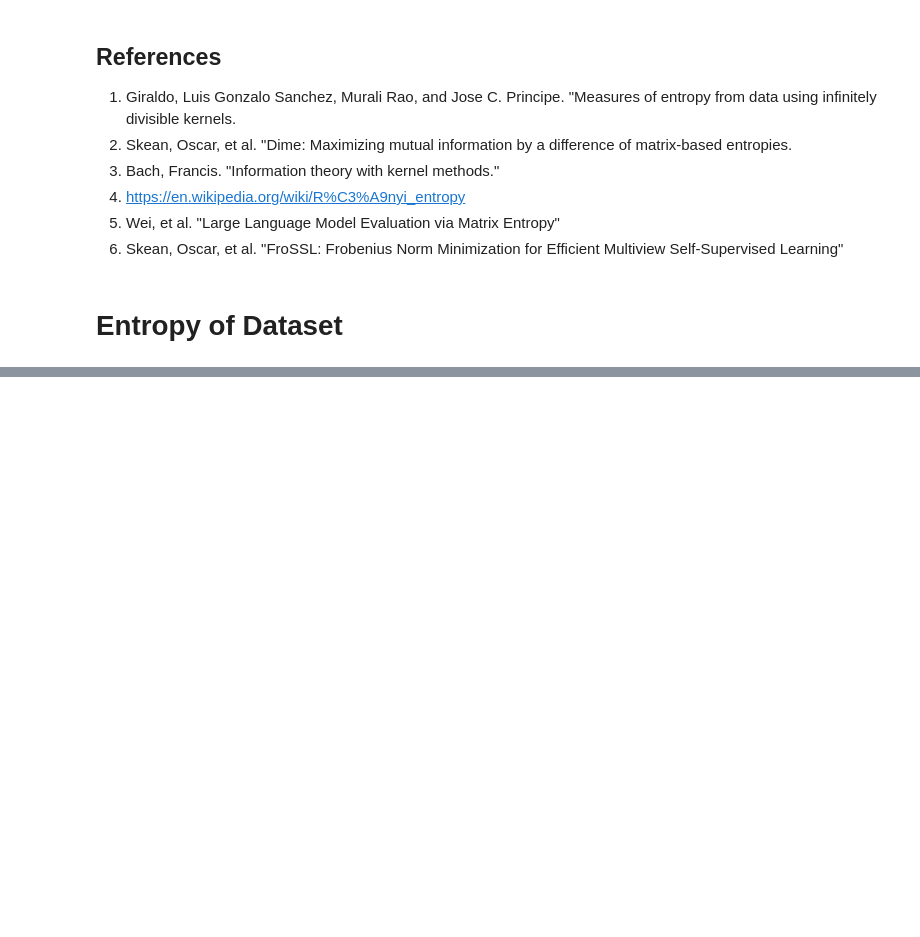
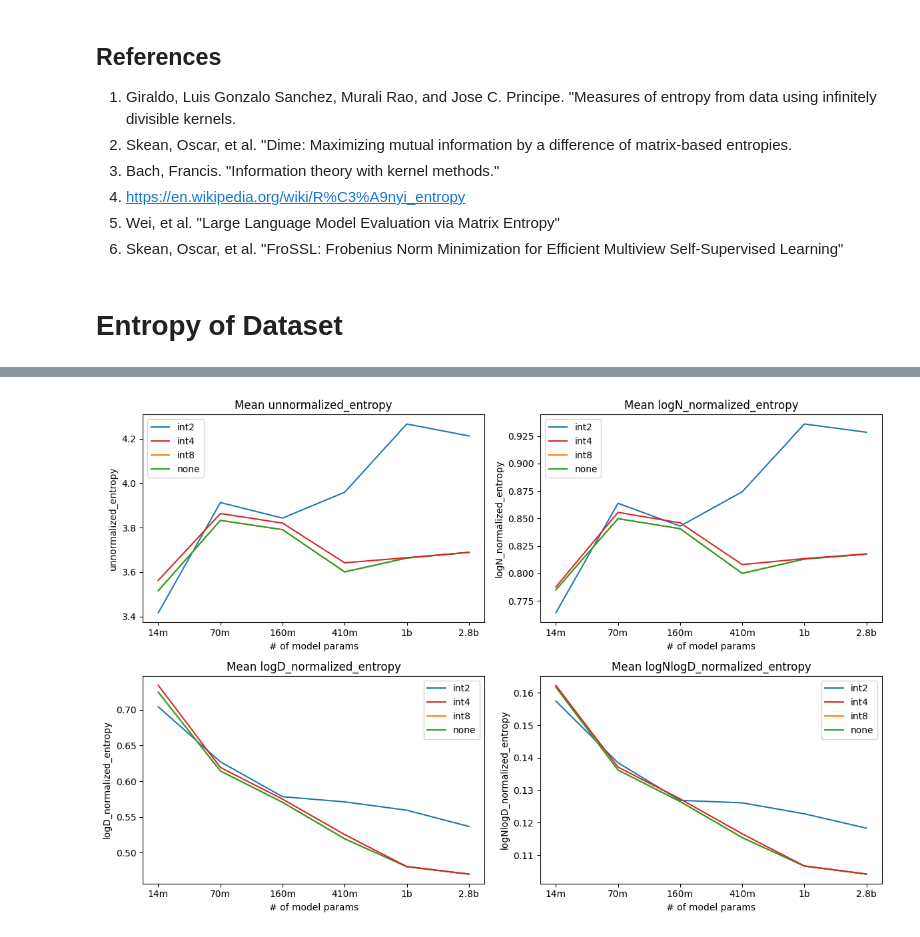
Before and after one commit to djaniak/information-bottleneck, a Jupyter notebook: notebooks/information_compression.ipynb, the cells around one changed output, grey strips where cells are left out. Drawn from its saved outputs; the diff is of its cells as text; code cells hidden in the pictures; blank space fills up the shorter version.

```diff
--- a/notebooks/information_compression.ipynb
+++ b/notebooks/information_compression.ipynb
@@ -120,0 +115,6 @@ plt.show()
+# %%
+from plots import plot_mean_entropies
+
+plot_mean_entropies(entropies, model_sizes, allow_2bit=True)
+# %% [output]
+[figure, added]
```
Also changed, not shown: parts of 12 cells of this notebook.
